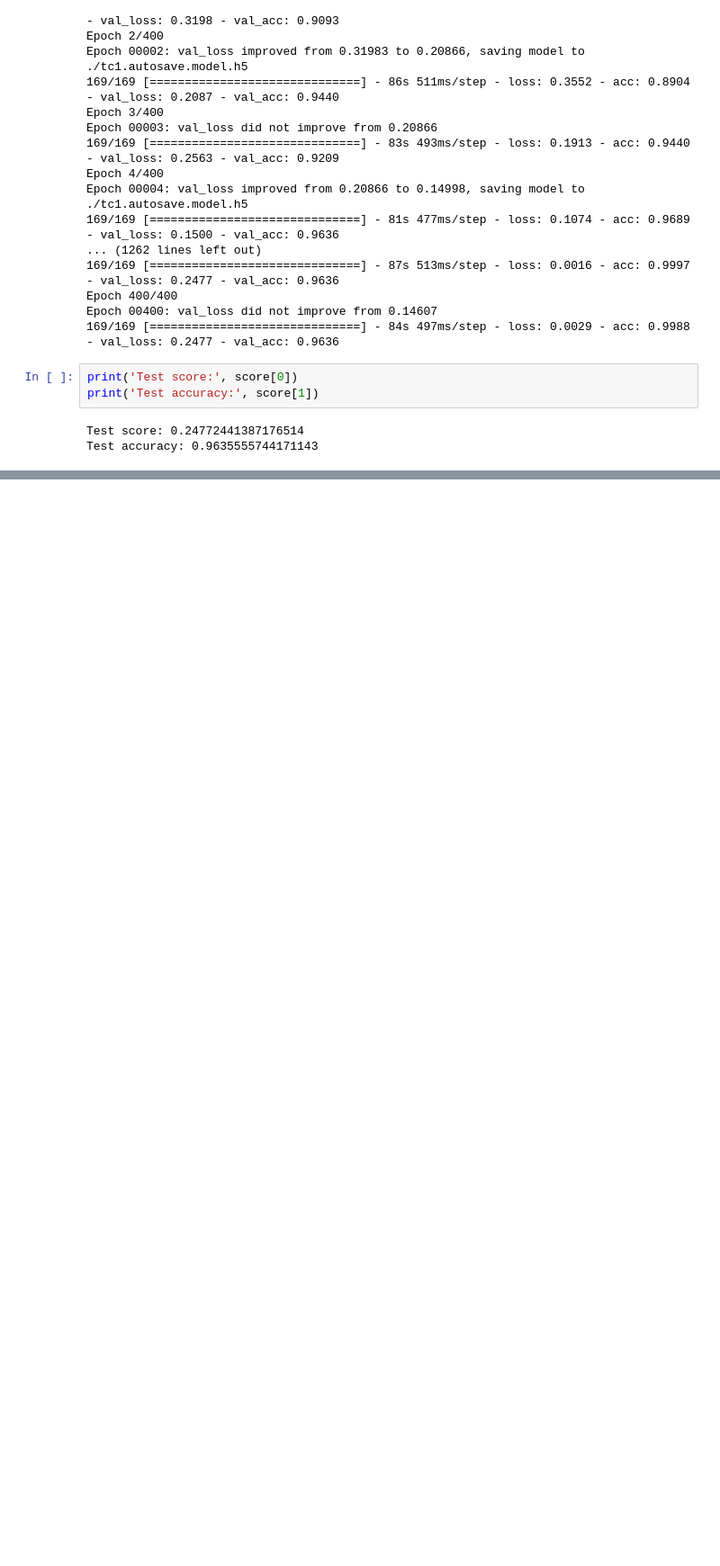
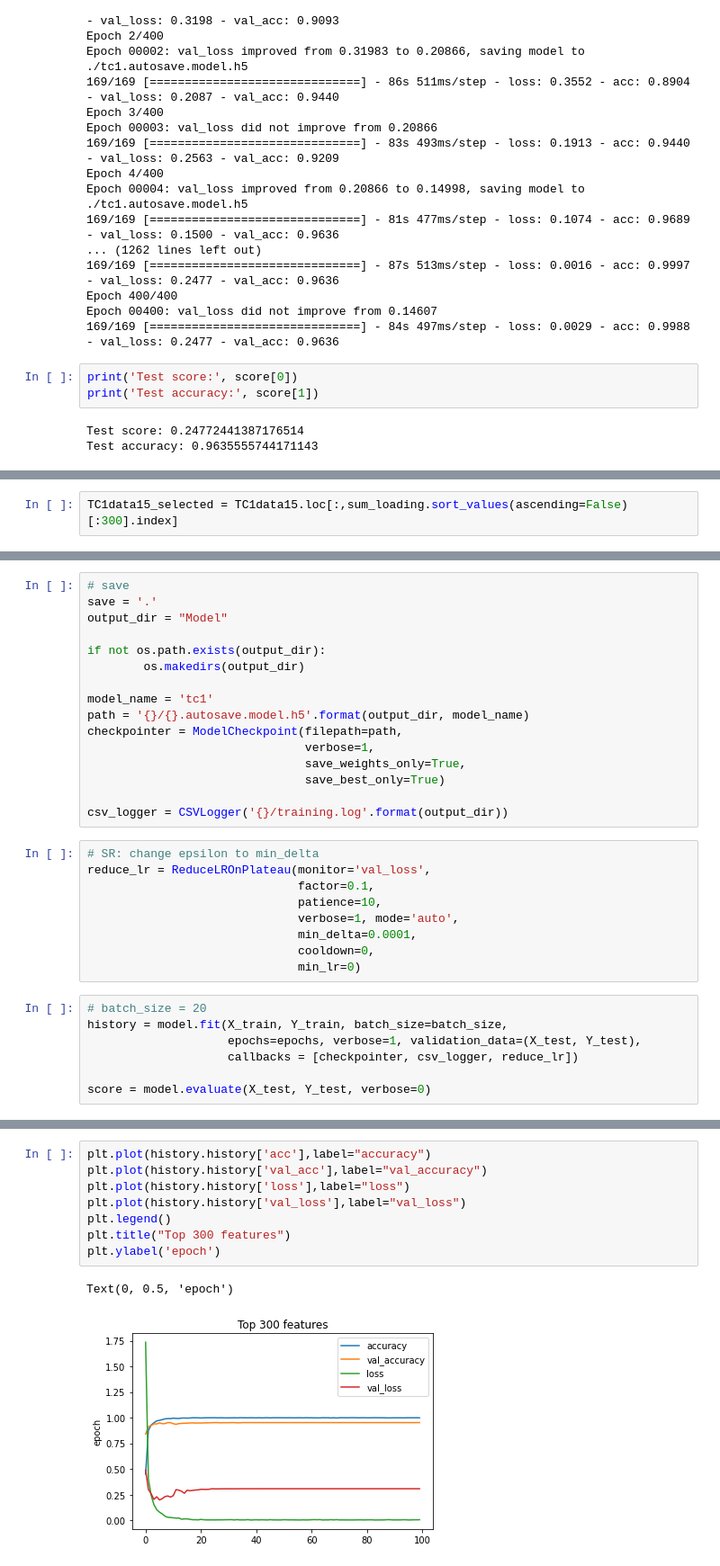
Before and after one commit to mengyaoo/FNL_GenesSelection, a Jupyter notebook: 02_TC1_PCA&tSNE.ipynb, the cells around one changed output, grey strips where cells are left out. Shown: that part at 90% size. Cells and saved outputs as stored; diff of their text form; blank space fills up the shorter version.

```diff
--- a/02_TC1_PCA&tSNE.ipynb
+++ b/02_TC1_PCA&tSNE.ipynb
@@ -455,0 +468,2 @@ Test accuracy: 0.9635555744171143
+# %%
+TC1data15_selected = TC1data15.loc[:,sum_loading.sort_values(ascending=False)[:300].index]
@@ -455,0 +609,32 @@ Test accuracy: 0.9635555744171143
+# %%
+# save
+save = '.'
+output_dir = "Model"
+
+if not os.path.exists(output_dir):
+        os.makedirs(output_dir)
+
+model_name = 'tc1'
+path = '{}/{}.autosave.model.h5'.format(output_dir, model_name)
+checkpointer = ModelCheckpoint(filepath=path,
+                               verbose=1,
+                               save_weights_only=True,
+                               save_best_only=True)
+
+csv_logger = CSVLogger('{}/training.log'.format(output_dir))
+# %%
+# SR: change epsilon to min_delta
+reduce_lr = ReduceLROnPlateau(monitor='val_loss',
+                              factor=0.1,
+                              patience=10,
+                              verbose=1, mode='auto',
+                              min_delta=0.0001,
+                              cooldown=0,
+                              min_lr=0)
+# %%
+# batch_size = 20
+history = model.fit(X_train, Y_train, batch_size=batch_size,
+                    epochs=epochs, verbose=1, validation_data=(X_test, Y_test),
+                    callbacks = [checkpointer, csv_logger, reduce_lr])
+
+score = model.evaluate(X_test, Y_test, verbose=0)
@@ -455,0 +665,11 @@ Test accuracy: 0.9635555744171143
+# %%
+plt.plot(history.history['acc'],label="accuracy")
+plt.plot(history.history['val_acc'],label="val_accuracy")
+plt.plot(history.history['loss'],label="loss")
+plt.plot(history.history['val_loss'],label="val_loss")
+plt.legend()
+plt.title("Top 300 features")
+plt.ylabel('epoch')
+# %% [output]
+Text(0, 0.5, 'epoch')
+[figure, added]
```
Also changed, not shown: parts of 14 cells of this notebook.
